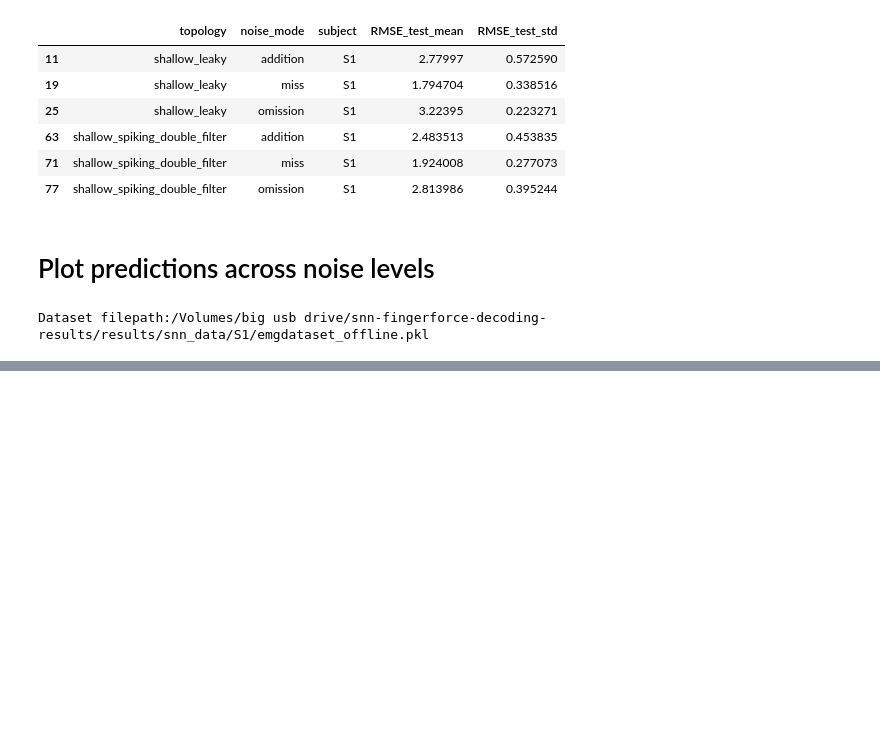
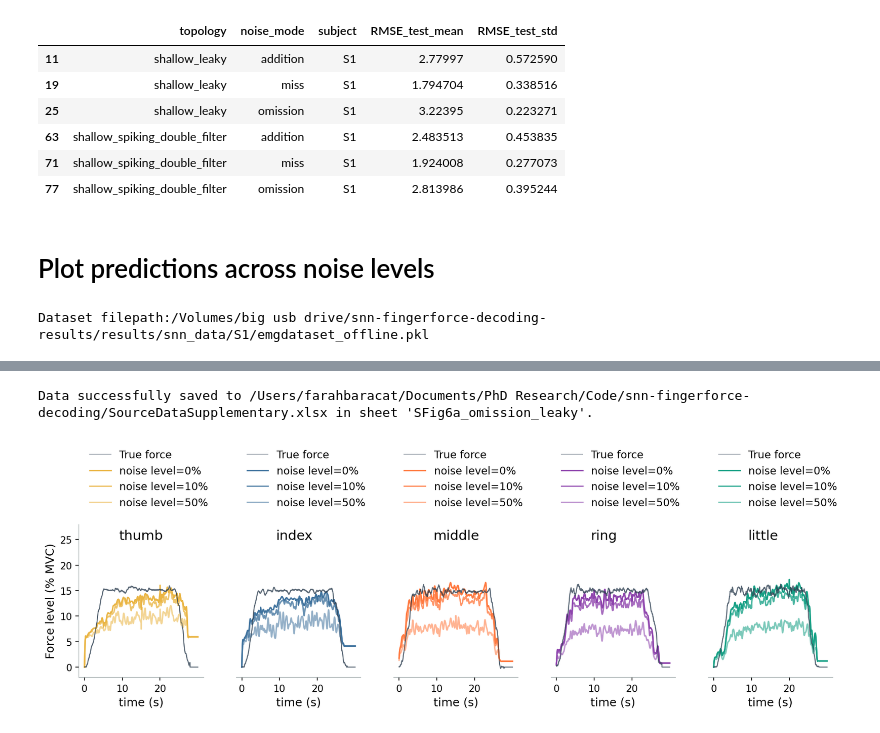
Before and after one commit to FarahBaracat/snn-fingerforce-decoding, a Jupyter notebook: notebooks/analysis/NoiseResults.ipynb, the cells around one changed output, grey strips where cells are left out. Cells and saved outputs as stored; diff of their text form; code cells hidden in the pictures; blank space fills up the shorter version.

```diff
--- a/notebooks/analysis/NoiseResults.ipynb
+++ b/notebooks/analysis/NoiseResults.ipynb
@@ -58,6 +58,7 @@ except Exception as e:
 
 results_dir = 'output_files'
 source_data_main_file = 'SourceDataMain.xlsx'
+source_data_si_file = 'SourceDataSupplementary.xlsx'
 # %% [output]
 Root directory from config: /Volumes/big usb drive/HDiEMG_mu_decomposition
 # %% [markdown]
@@ -823,0 +910,21 @@ if save_figure:
+# %%
+topology_df_map = {
+    SHALLOW_LEAKY: y_compiled_df_snn_leaky,
+    SHALLOW_SPIKING_DOUBLE_FILTER: y_compiled_df_snn_spiking
+}
+
+plot_predictions_per_finger(
+    test_subject='S1',
+    test_rep=1,
+    noise_mode='omission',
+    plot_noise_levels=[0, 10, 50],
+    selected_topology=SHALLOW_LEAKY,
+    topology_df_map=topology_df_map,
+    topology_config=flat_leaky_config,
+    save_figure=True,
+    source_data_file_name=source_data_si_file,
+    sheet_name='SFig6a_omission_leaky'
+)
+# %% [output]
+Data successfully saved to /Users/farahbaracat/Documents/PhD Research/Code/snn-fingerforce-decoding/SourceDataSupplementary.xlsx in sheet 'SFig6a_omission_leaky'.
+[figure, added]
```
Also changed, not shown: parts of 9 cells of this notebook, 1 other file.
